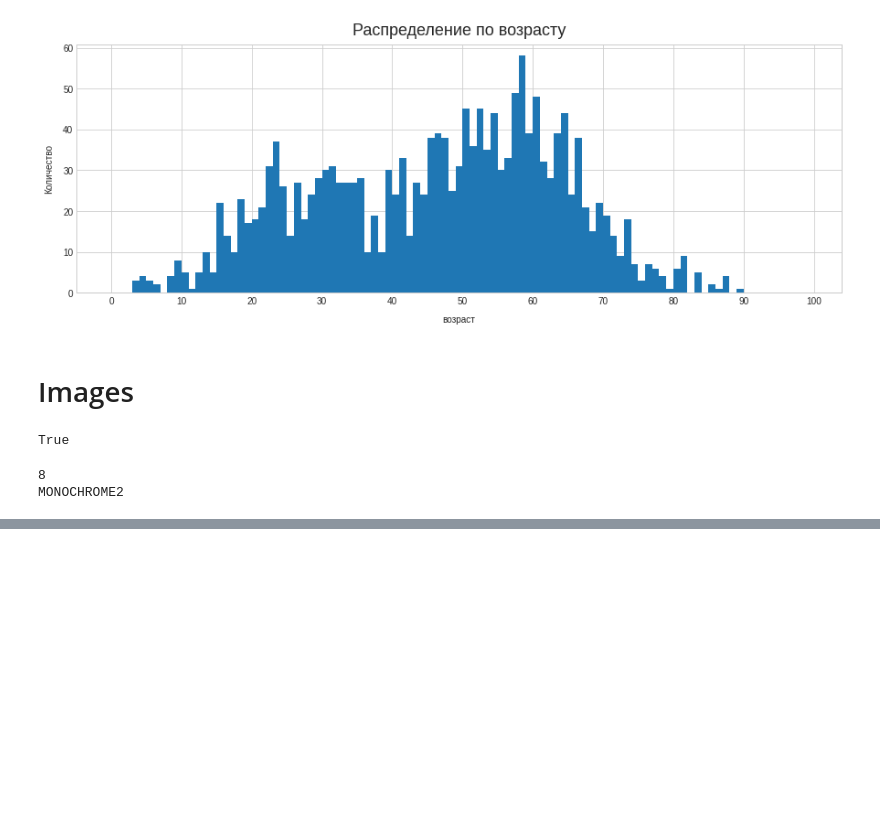
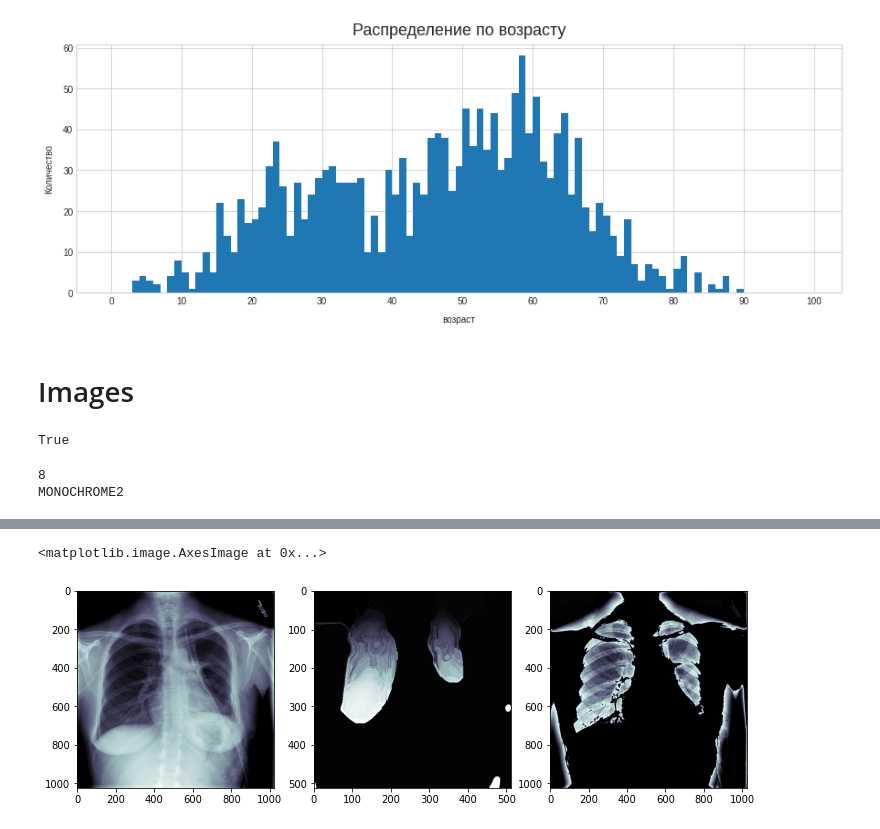
Before and after one commit to androbaza/my-kaggle-submissions, a Jupyter notebook: medical_image_analysis_in_python.ipynb, the cells around one changed output, grey strips where cells are left out. Saved outputs shown, nothing was run; the diff lists cells and outputs as text; code cells hidden in the pictures; blank space fills up the shorter version.

Commit message:
add lung segmentation

```diff
--- a/medical_image_analysis_in_python.ipynb
+++ b/medical_image_analysis_in_python.ipynb
@@ -301,0 +362,36 @@ MONOCHROME2
+# %%
+example = 'stage_2_images/stage_2_images/ID_01fe90211.dcm'
+imagedata= pydicom.dcmread(example)
+
+# Импортируем нужные библиотеки
+import numpy as np
+from skimage.exposure import equalize_hist
+from skimage.filters.rank import median
+from skimage.morphology import disk
+from skimage.segmentation import felzenszwalb
+from skimage.transform import rescale
+# %%
+im_thres = imagedata.pixel_array.copy()
+f = plt.figure(figsize=(12,12))
+im_thres[im_thres > 75] = 0
+ax3 = f.add_subplot(133)
+
+# Масштабируем и фильтруем и нормализовываем картинку
+
+im_small = rescale(im_thres, 0.5)
+im_small_filt = median(im_small, disk(60))
+im_small_filt = equalize_hist(im_small_filt)
+# Запускаем сам алгоритм
+
+segments = felzenszwalb(im_small_filt, scale=1.2, sigma = 0.9)
+# Визуализируем и посмотрим, что получилось
+
+# f = plt.figure(figsize=(12,12))
+ax = f.add_subplot(131)
+ax2 = f.add_subplot(132)
+ax.imshow(imagedata.pixel_array, cmap=plt.cm.bone)
+ax2.imshow(segments, cmap=plt.cm.bone)
+ax3.imshow(im_thres, cmap=plt.cm.bone)
+# %% [output]
+<matplotlib.image.AxesImage at 0x...>
+[figure, added]
```
Also changed, not shown: parts of 9 cells of this notebook.
